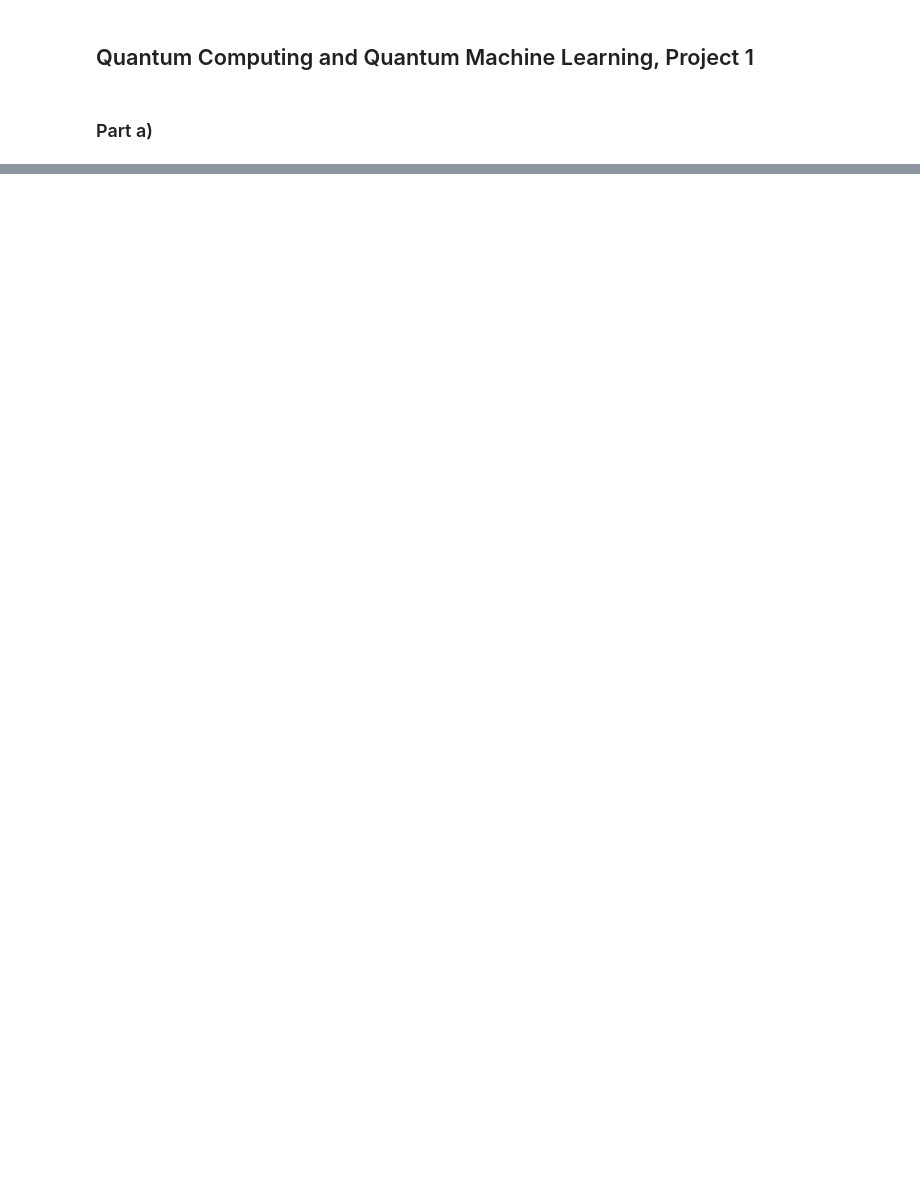
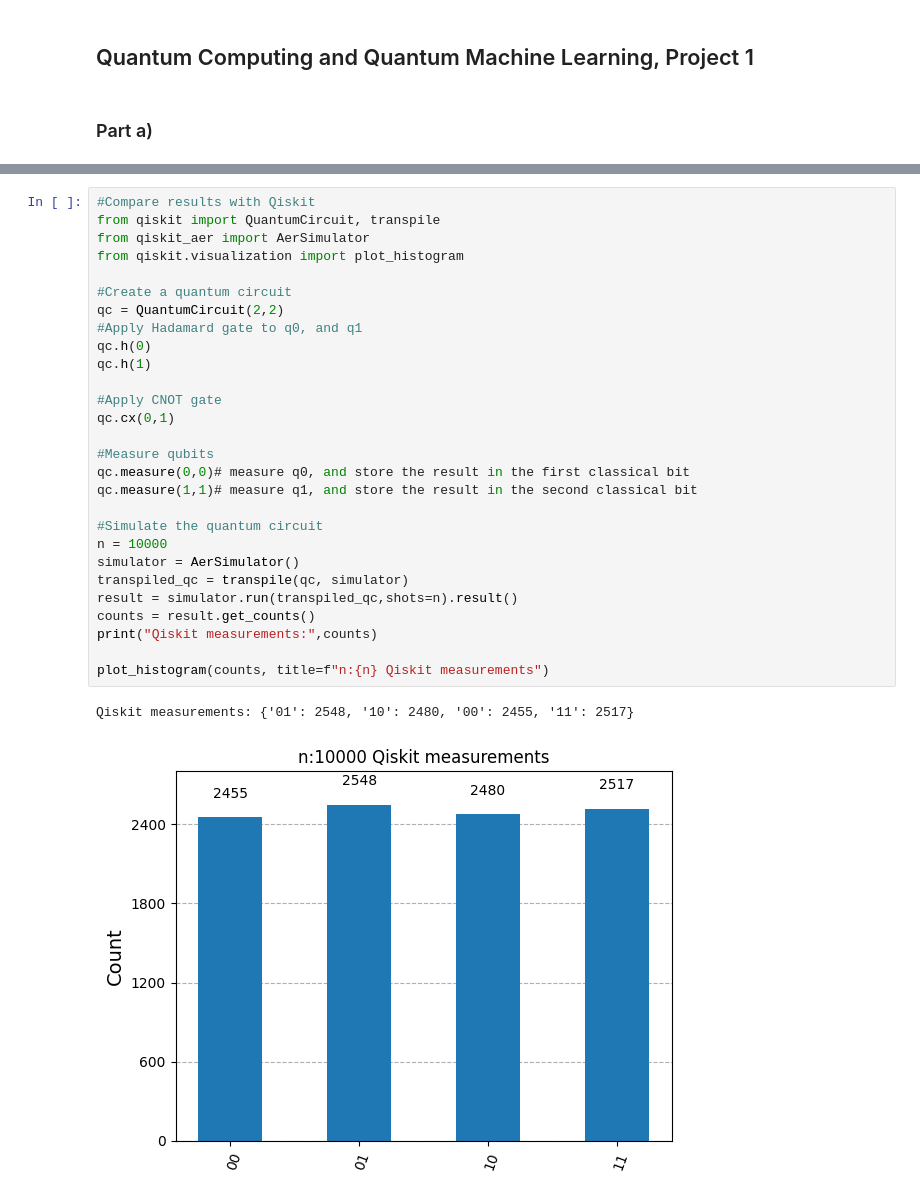
Before and after one commit to hishemok/FYS5419, a Jupyter notebook: Project1.ipynb, the cells around one changed output, grey strips where cells are left out. Saved outputs shown, nothing was run; the diff lists cells and outputs as text; blank space fills up the shorter version.

```diff
--- a/Project1.ipynb
+++ b/Project1.ipynb
@@ -180,0 +229,31 @@ plt.show()
+# %%
+#Compare results with Qiskit
+from qiskit import QuantumCircuit, transpile
+from qiskit_aer import AerSimulator
+from qiskit.visualization import plot_histogram
+
+#Create a quantum circuit
+qc = QuantumCircuit(2,2)
+#Apply Hadamard gate to q0, and q1
+qc.h(0)
+qc.h(1)
+
+#Apply CNOT gate
+qc.cx(0,1)
+
+#Measure qubits
+qc.measure(0,0)# measure q0, and store the result in the first classical bit
+qc.measure(1,1)# measure q1, and store the result in the second classical bit
+
+#Simulate the quantum circuit
+n = 10000
+simulator = AerSimulator()
+transpiled_qc = transpile(qc, simulator)
+result = simulator.run(transpiled_qc,shots=n).result()
+counts = result.get_counts()
+print("Qiskit measurements:",counts)
+
+plot_histogram(counts, title=f"n:{n} Qiskit measurements")
+# %% [output]
+Qiskit measurements: {'01': 2548, '10': 2480, '00': 2455, '11': 2517}
+[figure, added]
```
Also changed, not shown: parts of 3 cells of this notebook.
